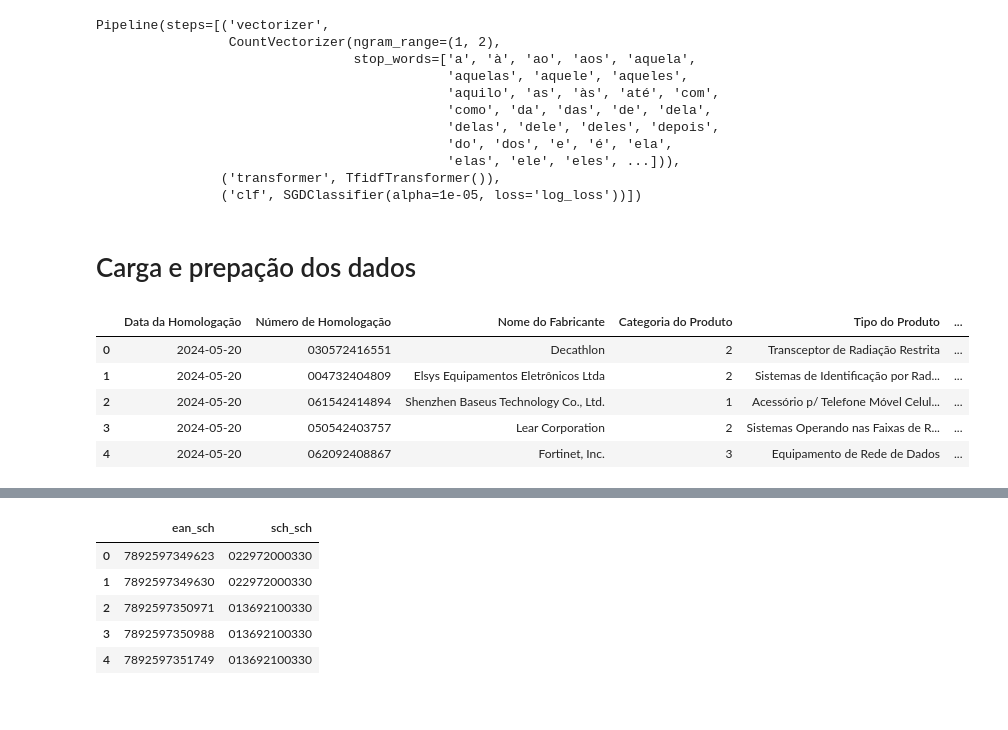
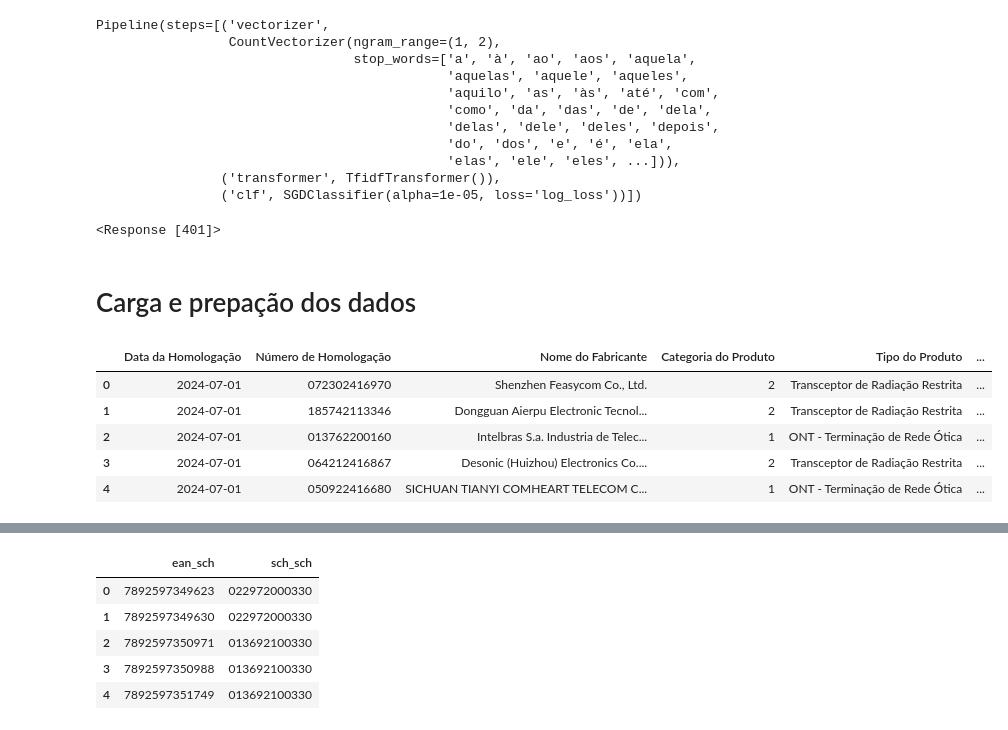
Before and after one commit to InovaFiscaliza/dados-pacp, a Jupyter notebook: notebooks/19_poc_api_meli.ipynb, the cells around one changed output, grey strips where cells are left out. Drawn from its saved outputs; the diff is of its cells as text; code cells hidden in the pictures.

```diff
--- a/notebooks/19_poc_api_meli.ipynb
+++ b/notebooks/19_poc_api_meli.ipynb
@@ -130,6 +130,16 @@ def parse_results(result, query=None):
     parsed_result['anatel_homologation_number'] = anatel_homologation_number
 
     return parsed_result
+# %%
+keywords=['tv','box']
+query = urllib.parse.quote_plus(' '.join(keywords))
+url = 'https://api.mercadolibre.com/sites/MLB/search'
+params={'q': query, 'offset': 0}
+headers = {'user-agent': USER_AGENT}
+response = requests.get(url,params=params)
+response
+# %% [output]
+<Response [401]>
 # %%
 def search_items(keywords):
 
@@ -166,13 +176,13 @@ def search_items(keywords):
 # %% [markdown]
 # Carga e prepação dos dados
 # %%
-sch_database_file = '../../certificacao-homologacao/schwebsearch/datasets/sch_database/produtos_certificados.zip'
-df_sch = load_sch(sch_database_file)
+FILE_SCH = '../datasets/sch/produtos_certificados.zip'
+df_sch = load_sch(FILE_SCH)
 df_sch.head()
 # %% [output]
 |  | Data da Homologação | Número de Homologação | Nome do Fabricante | Categoria do Produto | Tipo do Produto | ... |
-| 0 | 2024-05-20 | 030572416551 | Decathlon | 2 | Transceptor de Radiação Restrita | ... |
-| 1 | 2024-05-20 | 004732404809 | Elsys Equipamentos Eletrônicos Ltda | 2 | Sistemas de Identificação por Rad... | ... |
-| 2 | 2024-05-20 | 061542414894 | Shenzhen Baseus Technology Co., Ltd. | 1 | Acessório p/ Telefone Móvel Celul... | ... |
-| 3 | 2024-05-20 | 050542403757 | Lear Corporation | 2 | Sistemas Operando nas Faixas de R... | ... |
-| 4 | 2024-05-20 | 062092408867 | Fortinet, Inc. | 3 | Equipamento de Rede de Dados | ... |
+| 0 | 2024-07-01 | 072302416970 | Shenzhen Feasycom Co., Ltd. | 2 | Transceptor de Radiação Restrita | ... |
+| 1 | 2024-07-01 | 185742113346 | Dongguan Aierpu Electronic Tecnol... | 2 | Transceptor de Radiação Restrita | ... |
+| 2 | 2024-07-01 | 013762200160 | Intelbras S.a. Industria de Telec... | 1 | ONT - Terminação de Rede Ótica | ... |
+| 3 | 2024-07-01 | 064212416867 | Desonic (Huizhou) Electronics Co.... | 2 | Transceptor de Radiação Restrita | ... |
+| 4 | 2024-07-01 | 050922416680 | SICHUAN TIANYI COMHEART TELECOM C... | 1 | ONT - Terminação de Rede Ótica | ... |
```
Also changed, not shown: parts of 3 cells of this notebook, 14 other files.
